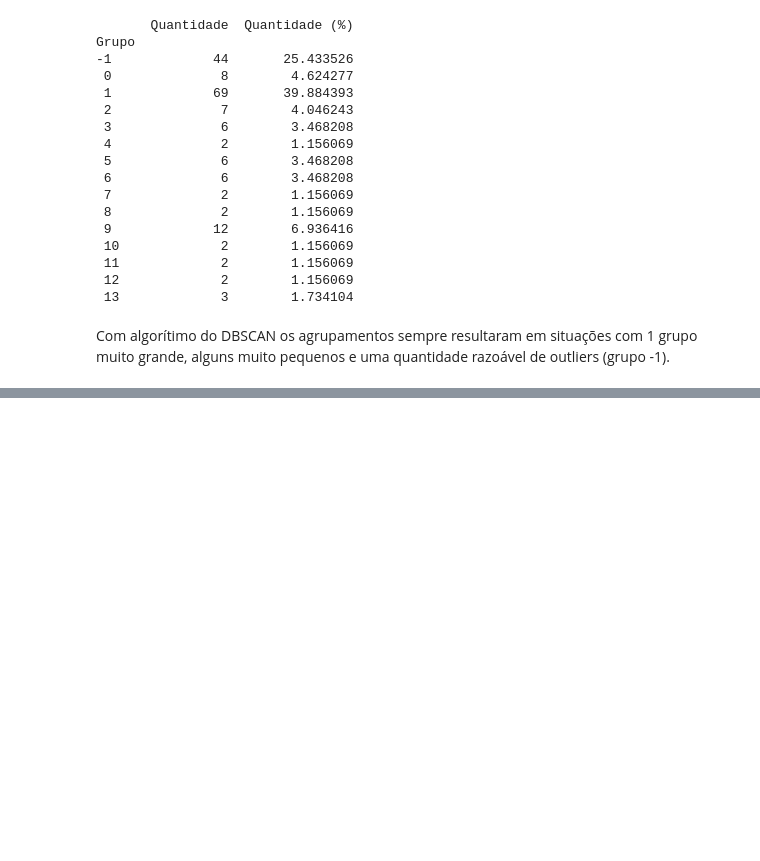
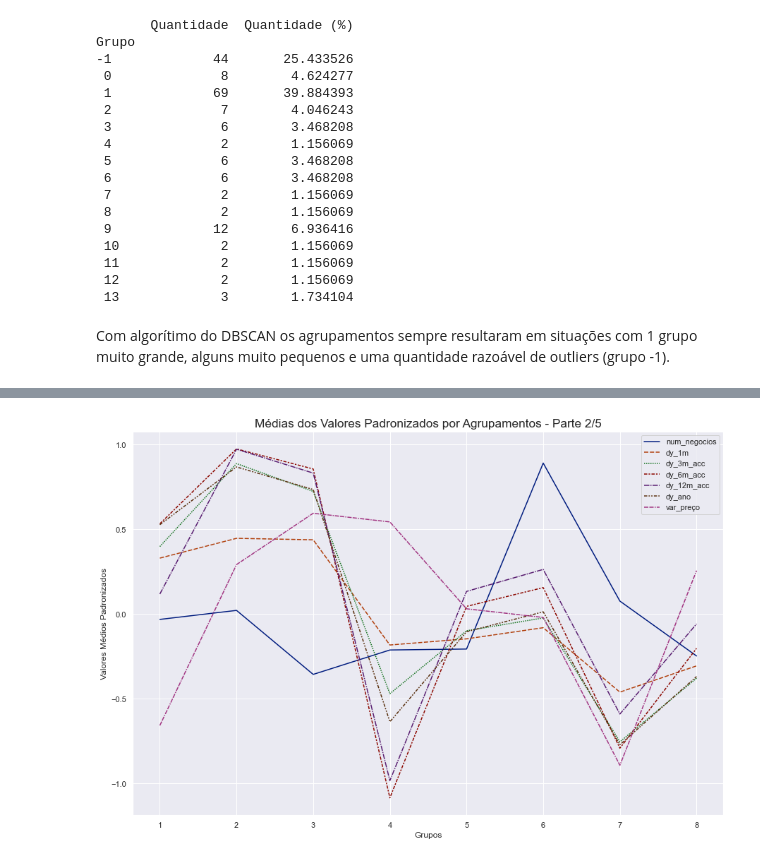
Before and after one commit to osouzadaniel/FII_Clustering, a Jupyter notebook: clustering.ipynb, the cells around one changed output, grey strips where cells are left out. Saved outputs shown, nothing was run; the diff lists cells and outputs as text; code cells hidden in the pictures; blank space fills up the shorter version.

```diff
--- a/clustering.ipynb
+++ b/clustering.ipynb
@@ -552,0 +657,8 @@ Com algorítimo do DBSCAN os agrupamentos sempre resultaram em situações com 1
+# %%
+intervalo = range(7,14)
+parte = 2
+
+plot_std_by_cluster(stats_ml.iloc[:,intervalo], parte)
+plt.show()
+# %% [output]
+[figure, added]
```
Also changed, not shown: parts of 24 cells of this notebook, 1 other file.
